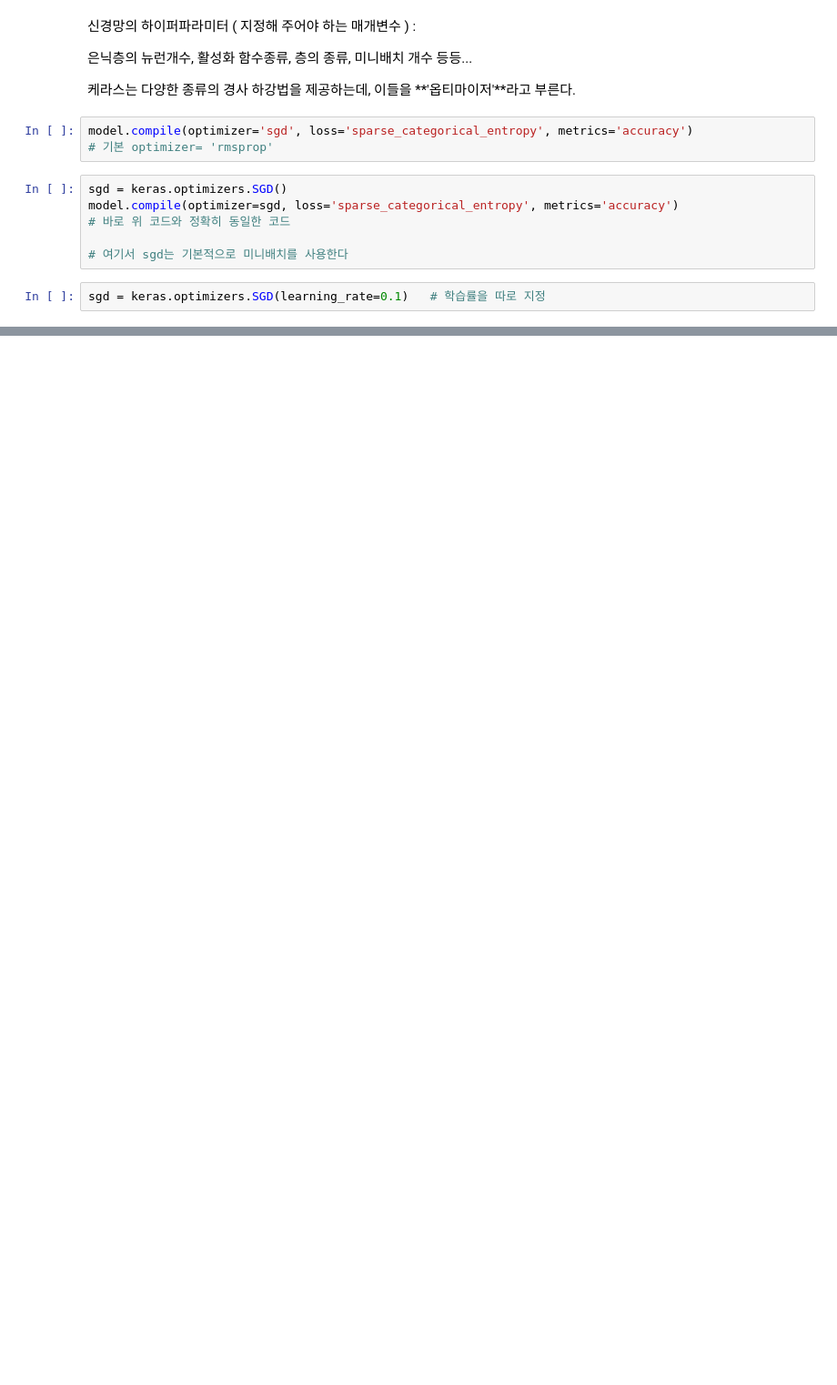
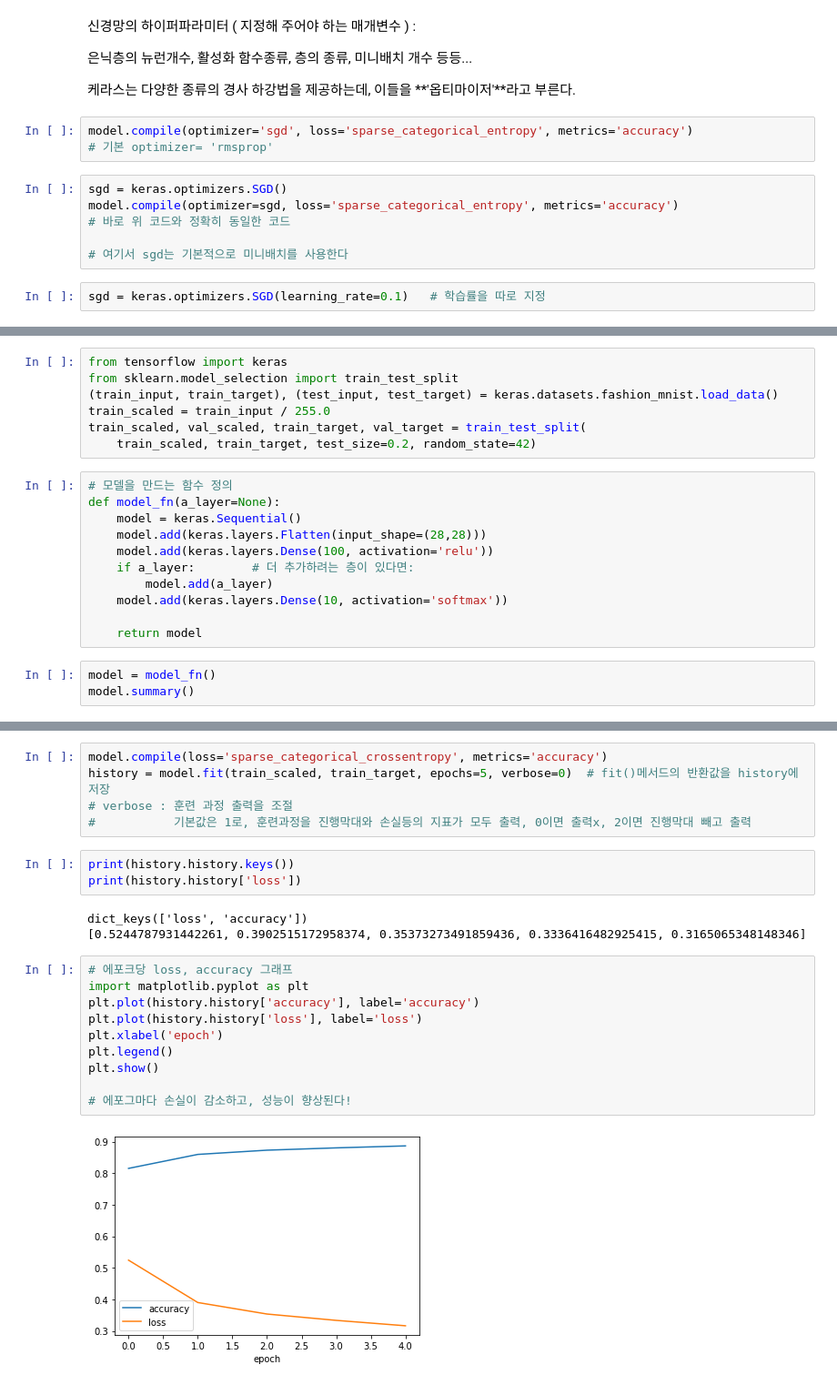
Before and after one commit to hyeon1263/BigAI, a Jupyter notebook: 혼자 공부하는 머신러닝+딥러닝/Chapter07.ipynb, the cells around one changed output, grey strips where cells are left out. Shown: that part at 91% size. Cells and saved outputs as stored; diff of their text form; blank space fills up the shorter version.

```diff
--- a/혼자 공부하는 머신러닝+딥러닝/Chapter07.ipynb
+++ b/혼자 공부하는 머신러닝+딥러닝/Chapter07.ipynb
@@ -337,0 +405,21 @@ sgd  = keras.optimizers.SGD(momentum=0.9, nesterov=True)
+# %%
+from tensorflow import keras
+from sklearn.model_selection import train_test_split
+(train_input, train_target), (test_input, test_target) = keras.datasets.fashion_mnist.load_data()
+train_scaled = train_input / 255.0
+train_scaled, val_scaled, train_target, val_target = train_test_split(
+    train_scaled, train_target, test_size=0.2, random_state=42)
+# %%
+# 모델을 만드는 함수 정의
+def model_fn(a_layer=None):
+    model = keras.Sequential()
+    model.add(keras.layers.Flatten(input_shape=(28,28)))
+    model.add(keras.layers.Dense(100, activation='relu'))
+    if a_layer:        # 더 추가하려는 층이 있다면:
+        model.add(a_layer)
+    model.add(keras.layers.Dense(10, activation='softmax'))
+
+    return model
+# %%
+model = model_fn()
+model.summary()
@@ -337,0 +441,23 @@ sgd  = keras.optimizers.SGD(momentum=0.9, nesterov=True)
+# %%
+model.compile(loss='sparse_categorical_crossentropy', metrics='accuracy')
+history = model.fit(train_scaled, train_target, epochs=5, verbose=0)  # fit()메서드의 반환값을 history에 저장
+# verbose : 훈련 과정 출력을 조절
+#           기본값은 1로, 훈련과정을 진행막대와 손실등의 지표가 모두 출력, 0이면 출력x, 2이면 진행막대 빼고 출력
+# %%
+print(history.history.keys())
+print(history.history['loss'])
+# %% [output]
+dict_keys(['loss', 'accuracy'])
+[0.5244787931442261, 0.3902515172958374, 0.35373273491859436, 0.3336416482925415, 0.3165065348148346]
+# %%
+# 에포크당 loss, accuracy 그래프
+import matplotlib.pyplot as plt
+plt.plot(history.history['accuracy'], label='accuracy')
+plt.plot(history.history['loss'], label='loss')
+plt.xlabel('epoch')
+plt.legend()
+plt.show()
+
+# 에포그마다 손실이 감소하고, 성능이 향상된다!
+# %% [output]
+[figure, added]
```
Also changed, not shown: parts of 49 cells of this notebook.
